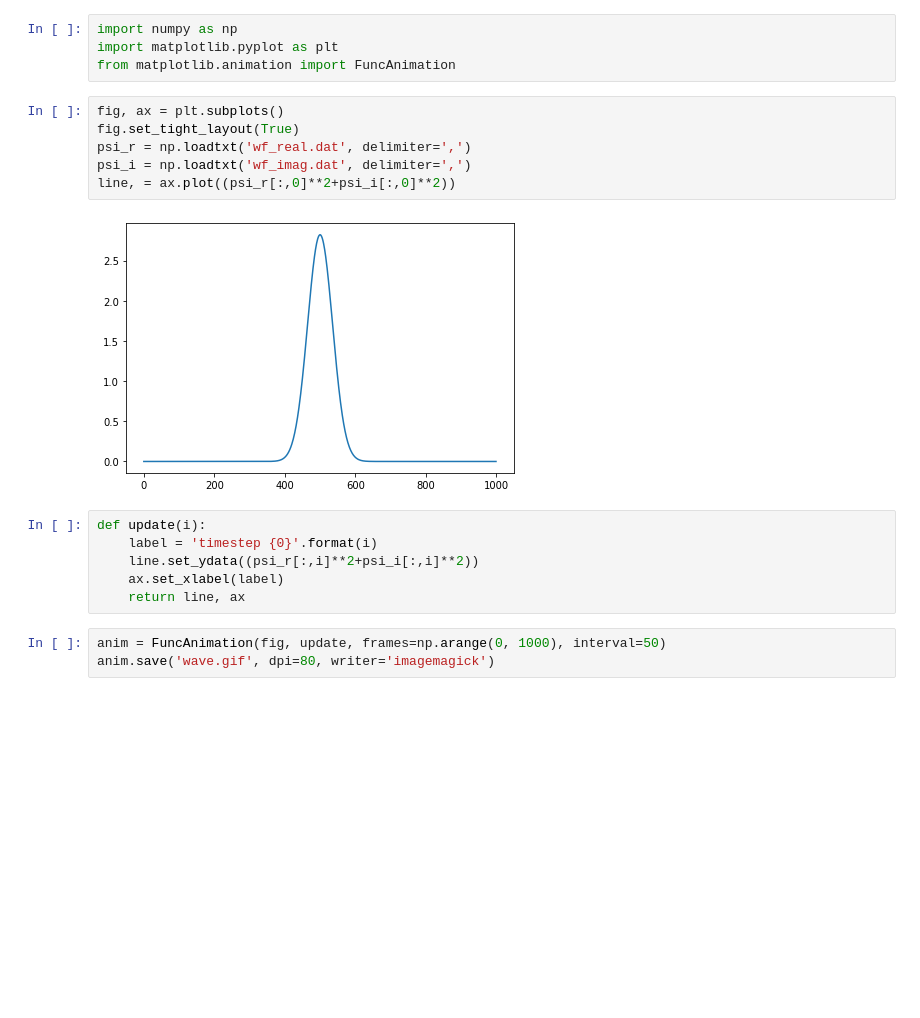
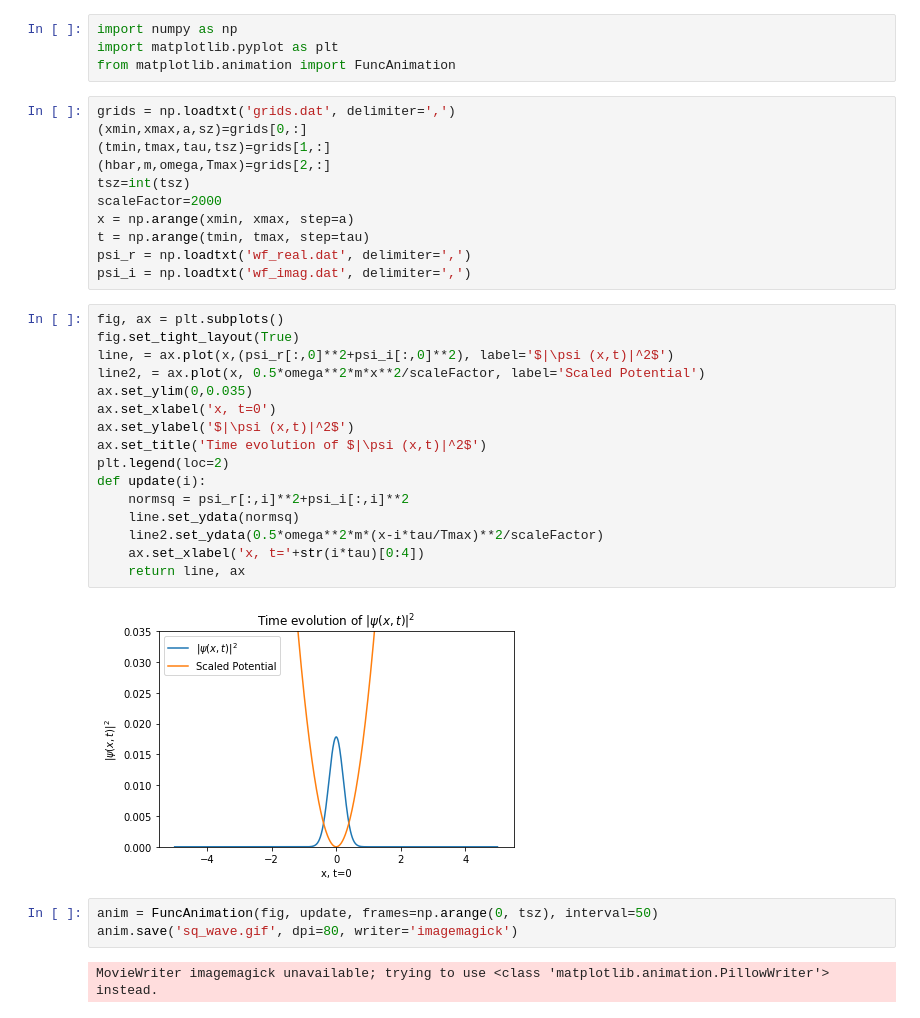
Before and after one commit to Schimmenti/QuantumInformationPoD, a Jupyter notebook: Exercise 7/Exercise7-Python.ipynb, the cells around one changed output. Saved outputs shown, nothing was run; the diff lists cells and outputs as text; blank space fills up the shorter version.

```diff
--- a/Exercise 7/Exercise7-Python.ipynb
+++ b/Exercise 7/Exercise7-Python.ipynb
@@ -2,20 +2,37 @@
 import numpy as np
 import matplotlib.pyplot as plt
 from matplotlib.animation import FuncAnimation
-# %%
-fig, ax = plt.subplots()
-fig.set_tight_layout(True)
-psi_r = np.loadtxt('wf_real.dat', delimiter=',')
-psi_i = np.loadtxt('wf_imag.dat', delimiter=',')
-line, = ax.plot((psi_r[:,0]**2+psi_i[:,0]**2))
-# %% [output]
-[figure, removed]
-# %%
-def update(i):
-    label = 'timestep {0}'.format(i)
-    line.set_ydata((psi_r[:,i]**2+psi_i[:,i]**2))
-    ax.set_xlabel(label)
-    return line, ax
+# %%
+grids = np.loadtxt('grids.dat', delimiter=',')
+(xmin,xmax,a,sz)=grids[0,:]
+(tmin,tmax,tau,tsz)=grids[1,:]
+(hbar,m,omega,Tmax)=grids[2,:]
+tsz=int(tsz)
+scaleFactor=2000
+x = np.arange(xmin, xmax, step=a)
+t = np.arange(tmin, tmax, step=tau)
+psi_r = np.loadtxt('wf_real.dat', delimiter=',')
+psi_i = np.loadtxt('wf_imag.dat', delimiter=',')
+# %%
+fig, ax = plt.subplots()
+fig.set_tight_layout(True)
+line, = ax.plot(x,(psi_r[:,0]**2+psi_i[:,0]**2), label='$|\psi (x,t)|^2$')
+line2, = ax.plot(x, 0.5*omega**2*m*x**2/scaleFactor, label='Scaled Potential')
+ax.set_ylim(0,0.035)
+ax.set_xlabel('x, t=0')
+ax.set_ylabel('$|\psi (x,t)|^2$')
+ax.set_title('Time evolution of $|\psi (x,t)|^2$')
+plt.legend(loc=2)
+def update(i):
+    normsq = psi_r[:,i]**2+psi_i[:,i]**2
+    line.set_ydata(normsq)
+    line2.set_ydata(0.5*omega**2*m*(x-i*tau/Tmax)**2/scaleFactor)
+    ax.set_xlabel('x, t='+str(i*tau)[0:4])
+    return line, ax
+# %% [output]
+[figure, added]
 # %%
-anim = FuncAnimation(fig, update, frames=np.arange(0, 1000), interval=50)
-anim.save('wave.gif', dpi=80, writer='imagemagick')
+anim = FuncAnimation(fig, update, frames=np.arange(0, tsz), interval=50)
+anim.save('sq_wave.gif', dpi=80, writer='imagemagick')
+# %% [output]
+MovieWriter imagemagick unavailable; trying to use <class 'matplotlib.animation.PillowWriter'> instead.
```
Also changed, not shown: parts of 7 cells of this notebook, 22 other files.
